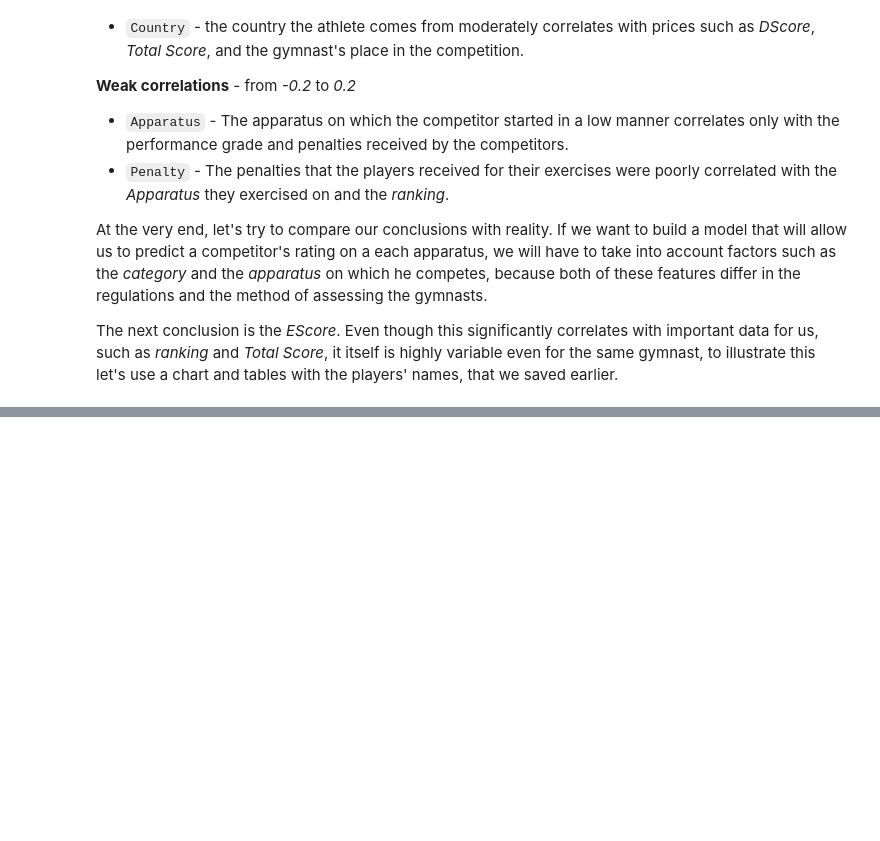
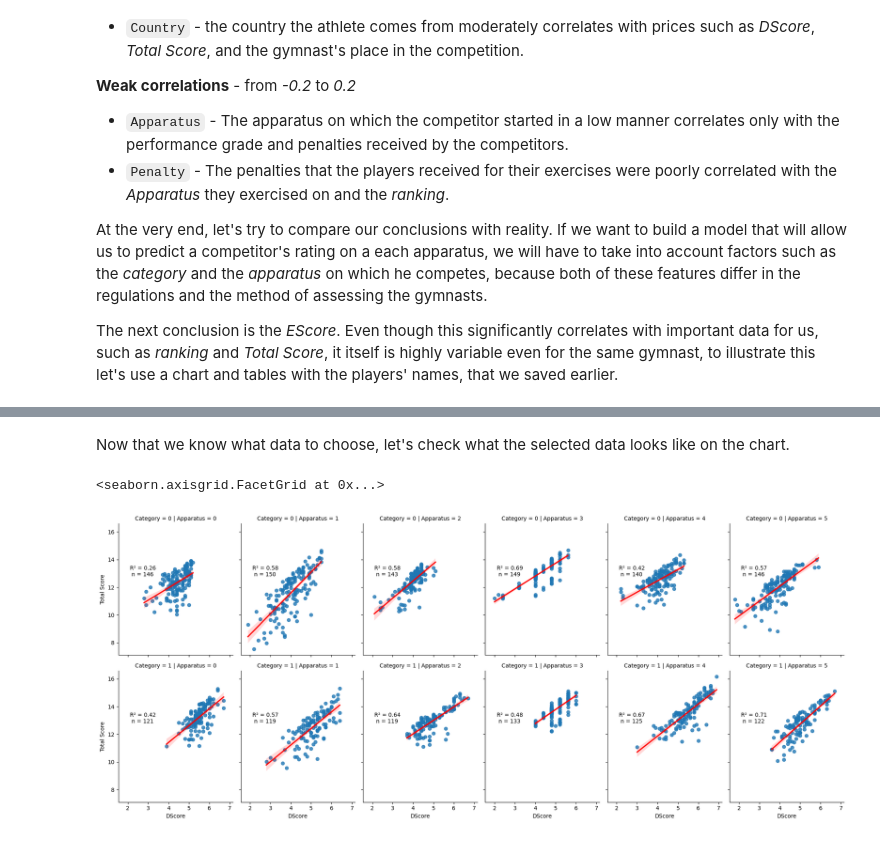
Before and after one commit to Asturn15/Gymnastics-on-GitHub, a Jupyter notebook: Project 5 - ML model in Python/Notebook project.ipynb, the cells around one changed output, grey strips where cells are left out. Cells and saved outputs as stored; diff of their text form; code cells hidden in the pictures; blank space fills up the shorter version.

```diff
--- a/Project 5 - ML model in Python/Notebook project.ipynb
+++ b/Project 5 - ML model in Python/Notebook project.ipynb
@@ -681,7 +700,9 @@ Q3 = gymnastics_result['Total Score'].quantile(0.75)
 IQR = Q3 - Q1
 
 # identify outliers in our dataset based on IRQ method
-outliers = gymnastics_result[(gymnastics_result['Total Score'] < Q1 - 1.5 * IQR) | (gymnastics_result['Total Score'] > Q3 + 1.5 * IQR)]
+outliers = gymnastics_result[
+    (gymnastics_result['Total Score'] < Q1 - 1.5 * IQR) |
+    (gymnastics_result['Total Score'] > Q3 + 1.5 * IQR)]
 
 # look on our outlier
 outliers.head(10)
@@ -738,7 +768,9 @@ for category in category_list:
     for apparatus in apparatus_list:
 
         # make data frame with matching categories and apparatus
-        df = gymnastics_result.loc[(gymnastics_result['Category'] == category) & (gymnastics_result['Apparatus'] == apparatus)]
+        df = gymnastics_result.loc[
+            (gymnastics_result['Category'] == category) &
+            (gymnastics_result['Apparatus'] == apparatus)]
 
         # calculate outliers
         Q1 = df['Total Score'].quantile(0.25)
@@ -753,7 +785,7 @@ for category in category_list:
         df_without_outlier.append(df)
 
 # Make one dataframe with all data
-training_df = pd.concat(df_without_outlier)
+clean_result = pd.concat(df_without_outlier)
 # %% [markdown]
 Now that we've gotten rid of all the outliers, we can look at the relationship between each column.
 
@@ -764,7 +796,7 @@ To do this, we need to replace the text in the "Category", "Apparatus" and "Coun
 * __Country__ - Numbers from 0 to 9 for countries, according to the order used for classification.
 # %%
 # replace string to number
-training_df.replace({"junior": 0, "senior": 1,
+clean_result.replace({"junior": 0, "senior": 1,
                      "FX":0,"PH":1,"SR":2,"VT":3,"PB":4,"HB":5,
                      "Asia" : 0,
                      "Scandinavia" : 1,
@@ -852,0 +923,26 @@ sns.boxplot(data = EScore, x='Name', y='DScore', ax=axs[1])
+# %%
+# Drop unnecessary data
+clean_result.drop(columns=['EScore','Penalty'], inplace = True)
+# %% [markdown]
+Now that we know what data to choose, let's check what the selected data looks like on the chart.
+# %%
+def annotate(data, **kws):
+    line = stats.linregress(data['DScore'], data['Total Score'])
+    r2 = line.rvalue**2
+    n = len(data)
+    ax = plt.gca()
+    ax.text(.1, .6,"R\u00b2 = {:.2f}\n n = {}".format(r2, n), transform=ax.transAxes)
+
+correlation_chart = sns.lmplot(clean_result,
+                               x = 'DScore',
+                               y = 'Total Score',
+                               col = 'Apparatus',
+                               row = 'Category',
+                               line_kws=dict(color="red"),
+                               height = 4,
+                               aspect = .8)
+
+correlation_chart.map_dataframe(annotate)
+# %% [output]
+<seaborn.axisgrid.FacetGrid at 0x...>
+[figure, added]
```
Also changed, not shown: parts of 12 cells of this notebook.
